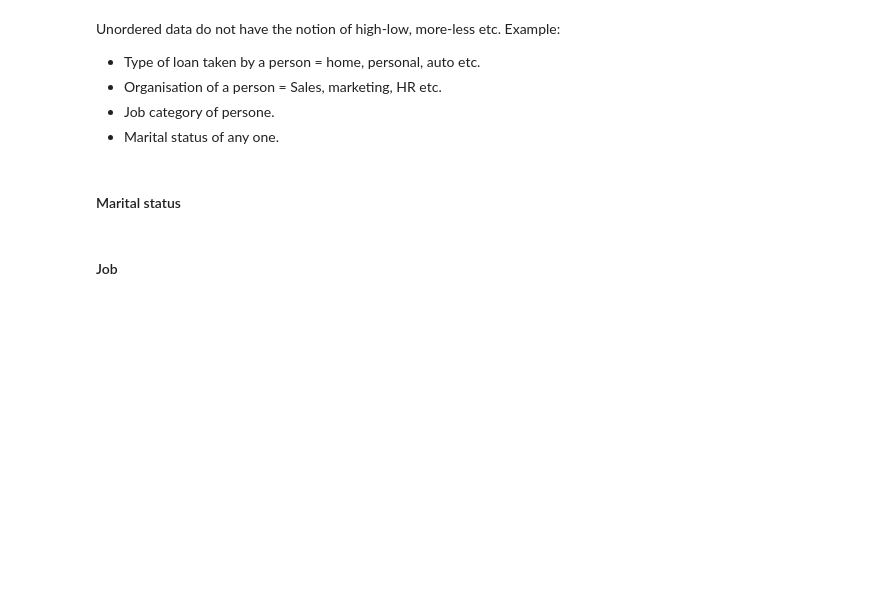
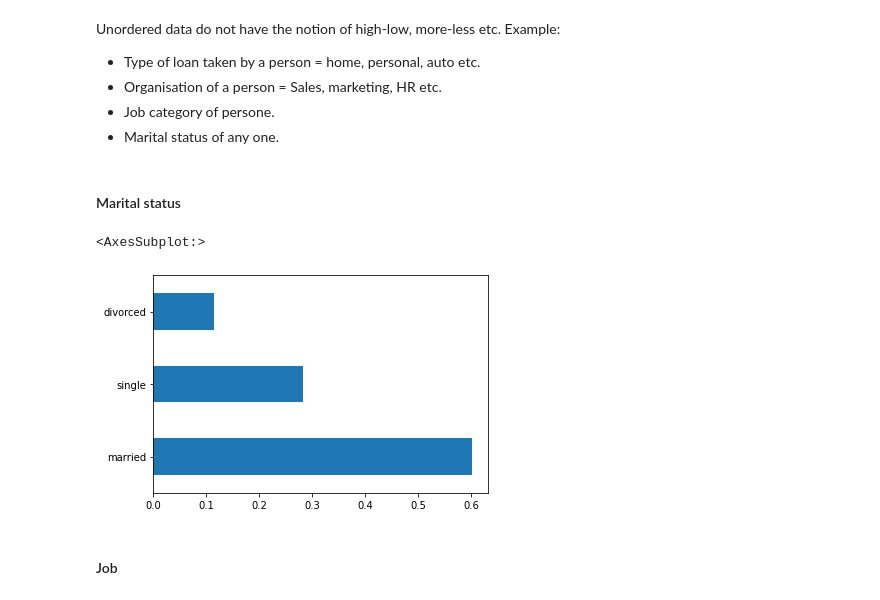
Before and after one commit to ameyabits/EDA, a Jupyter notebook: Banking_Analysis/Banking_Telemarketing_Analysis/Src/Notebooks/Bank Telemarketing/bank.ipynb, the cells around one changed output. Saved outputs shown, nothing was run; the diff lists cells and outputs as text; code cells hidden in the pictures; blank space fills up the shorter version.

```diff
--- a/Banking_Analysis/Banking_Telemarketing_Analysis/Src/Notebooks/Bank Telemarketing/bank.ipynb
+++ b/Banking_Analysis/Banking_Telemarketing_Analysis/Src/Notebooks/Bank Telemarketing/bank.ipynb
@@ -482,6 +482,10 @@ Unordered data do not have the notion of high-low, more-less etc. Example:
 #### Marital status
 # %%
 #calculate the percentage of each marital status category.
+bankdfcopy.marital.value_counts(normalize=True).plot.barh()
+# %% [output]
+<AxesSubplot:>
+[figure, added]
 # %%
 #plot the bar graph of percentage marital status categories
 # %% [markdown]
```
Also changed, not shown: parts of 46 cells of this notebook, 1 other file.
